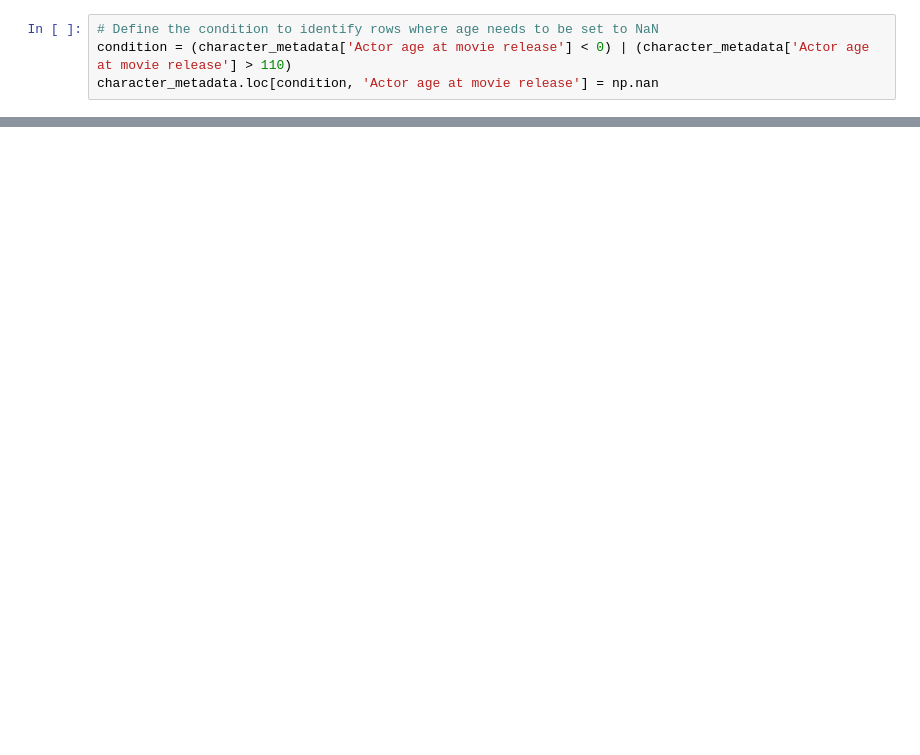
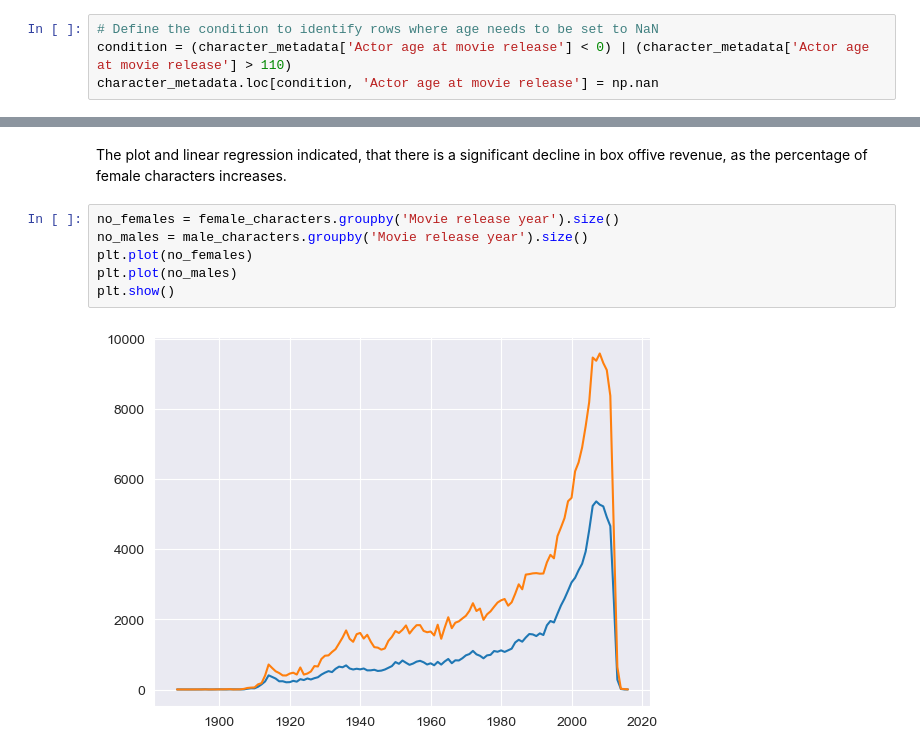
Before and after one commit to epfl-ada/ada-2023-project-byggemandbob, a Jupyter notebook: scratch/sofie.ipynb, the cells around one changed output, grey strips where cells are left out. Cells and saved outputs as stored; diff of their text form; blank space fills up the shorter version.

```diff
--- a/scratch/sofie.ipynb
+++ b/scratch/sofie.ipynb
@@ -365,0 +528,10 @@ plt.show()
+# %% [markdown]
+The plot and linear regression indicated, that there is a significant decline in box offive revenue, as the percentage of female characters increases.
+# %%
+no_females = female_characters.groupby('Movie release year').size()
+no_males = male_characters.groupby('Movie release year').size()
+plt.plot(no_females)
+plt.plot(no_males)
+plt.show()
+# %% [output]
+[figure, added]
```
Also changed, not shown: parts of 67 cells of this notebook.
